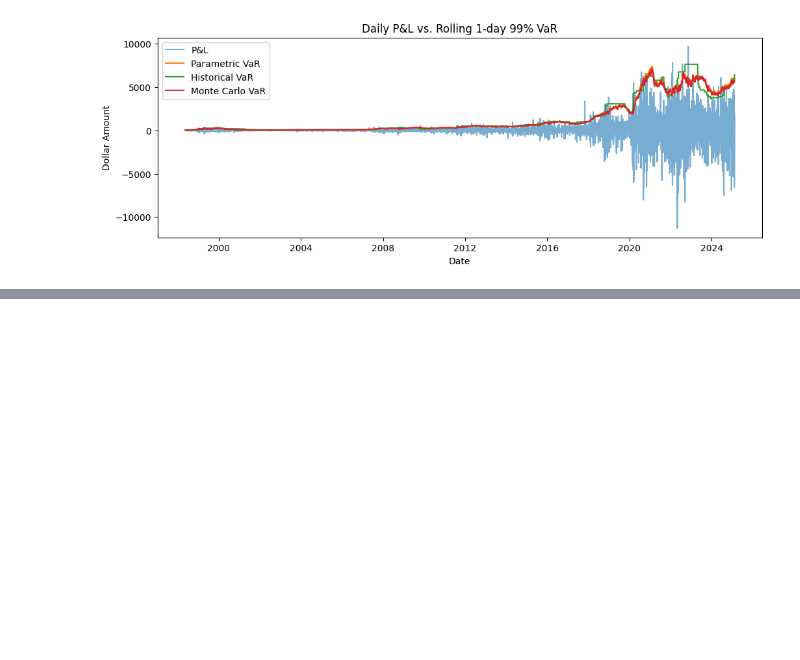
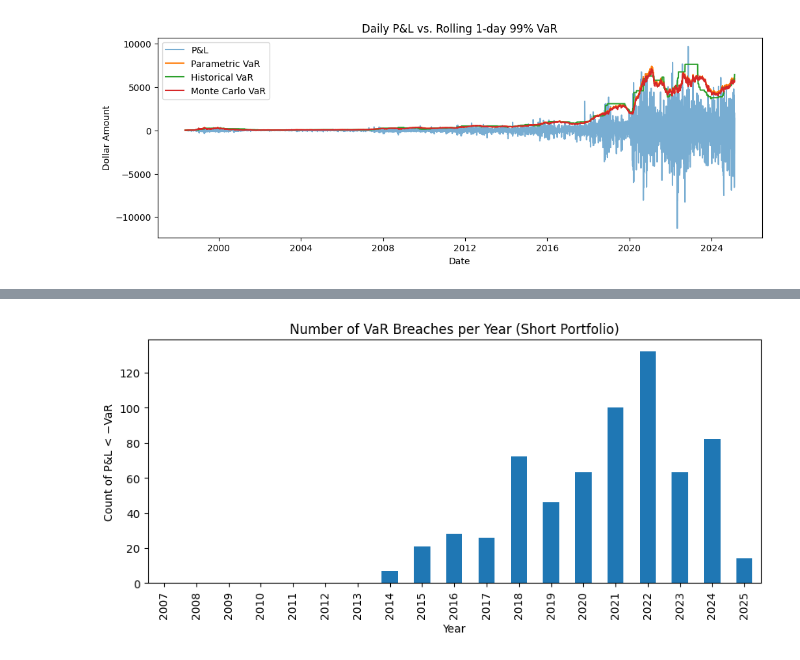
Before and after one commit to LeoWang805/Risk_Project, a Jupyter notebook: notebooks/04_backtest.ipynb, the cells around one changed output, grey strips where cells are left out. Saved outputs shown, nothing was run; the diff lists cells and outputs as text; code cells hidden in the pictures; blank space fills up the shorter version.

```diff
--- a/notebooks/04_backtest.ipynb
+++ b/notebooks/04_backtest.ipynb
@@ -250,0 +265,17 @@ summary
+# %%
+import numpy as np
+import pandas as pd
+from scipy.stats import norm
+from risk_project.data_loader import load_price_series
+from risk_project.config      import STOCK_FILES  # or your own file list
+
+# 1. Load price series (dict of ticker ➔ pd.Series)
+series = load_price_series(STOCK_FILES)
+prices = pd.DataFrame(series)  # DataFrame: columns = tickers, index = dates
+
+# 2. Compute daily returns
+returns = prices.pct_change().dropna()
+
+# 3. Align on common dates
+returns = returns.dropna(axis=0, how='any')
+print(f"Data spans {returns.index[0].date()} → {returns.index[-1].date()}, n={len(returns)}")
@@ -250,0 +405,20 @@ summary
+# %%
+# 1) align your P&L
+pnl_5d = compute_portfolio_pnl(series, positions, horizon_days=5)
+pnl_5d = pnl_5d.loc[short_res.index]  # only dates where we have VaR
+
+# 2) flag breaches
+breach = pnl_5d < -short_res['port_var_cmp']
+
+# 3) count by calendar year
+breaches_by_year = breach.groupby(breach.index.year).sum()
+
+# 4) plot
+plt.figure(figsize=(10,4))
+breaches_by_year.plot(kind='bar')
+plt.title('Number of VaR Breaches per Year (Short Portfolio)')
+plt.xlabel('Year')
+plt.ylabel('Count of P&L < −VaR')
+plt.show()
+# %% [output]
+[figure, added]
```
Also changed, not shown: parts of 15 cells of this notebook, 7 other files.
